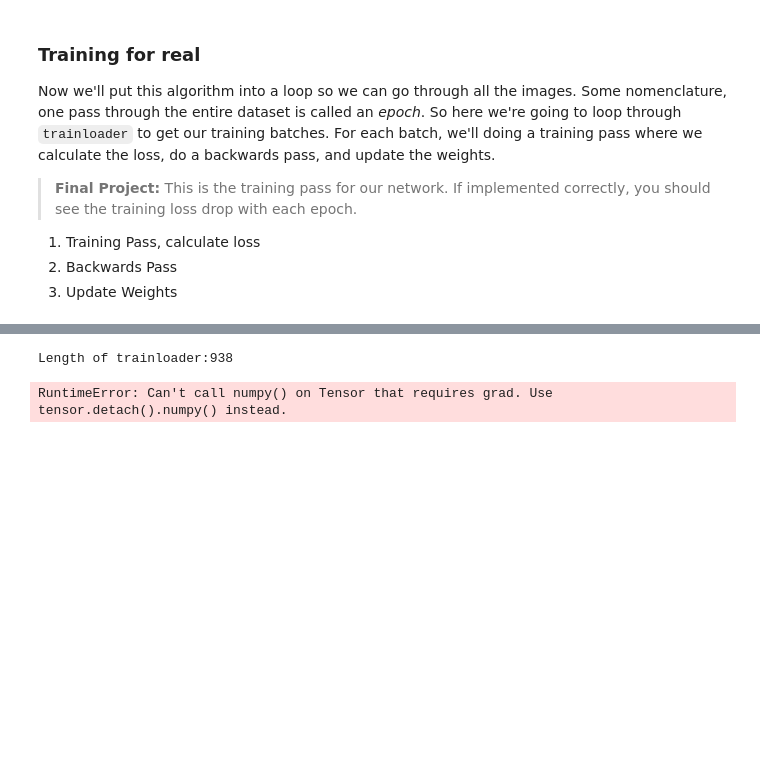
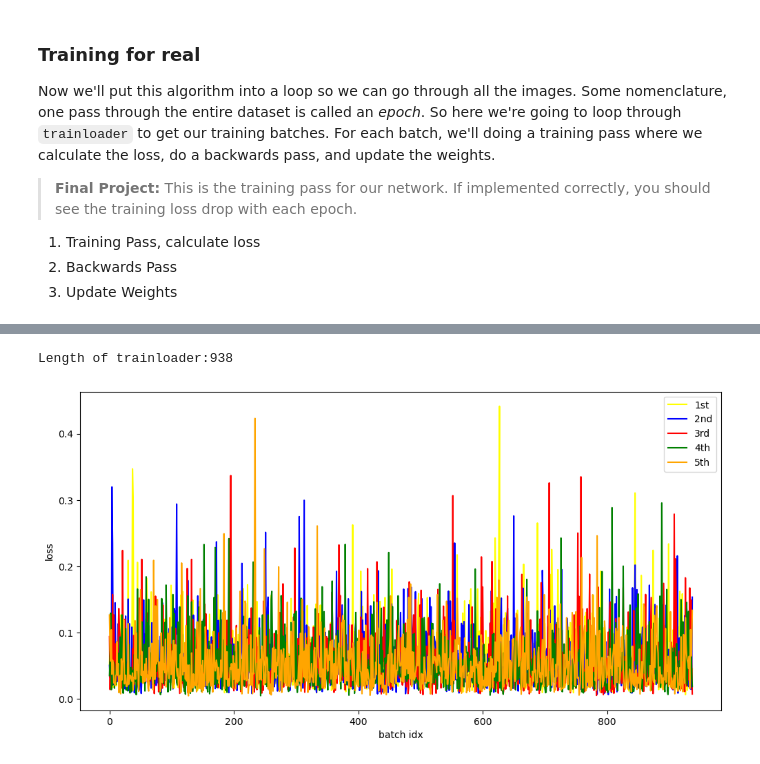
Before and after one commit to akleinecke/580_FinalProject_Fall24, a Jupyter notebook: Group 5 Final Project.ipynb, the cells around one changed output, grey strips where cells are left out. Cells and saved outputs as stored; diff of their text form; code cells hidden in the pictures; blank space fills up the shorter version.

Commit message:
Modified graph output WIP.

```diff
--- a/Group 5 Final Project.ipynb
+++ b/Group 5 Final Project.ipynb
@@ -294,13 +294,13 @@ Now we'll put this algorithm into a loop so we can go through all the images. So
 # Back pass to computer grads
 # Update model
 
-
 epochs = 5 # Number of training cycles
 losses = []
 
 for epoch in range(epochs):
     model.train()
     running_loss = 0.0
+    epoch_loss = []
     for images, labels in trainloader:
         images = images.view(images.size(0), -1) # Flatten our images to 784 (28x28)
 
@@ -320,7 +320,11 @@ for epoch in range(epochs):
         optimizer.step()
 
         running_loss += loss.item()
-        losses.append(loss.item())
+        epoch_loss.append(loss.item())
+
+    losses.append(epoch_loss)
 
     print(f"Epoch {epoch+1}/{epochs}, Loss: {running_loss/len(trainloader):.4f}")
+
+print("Training complete!")
 # %% [output]
@@ -332,19 +337,20 @@ Epoch 5/5, Loss: 0.2664
 # %%
-import matplotlib.pyplot as plt
-import numpy as np
-x = np.arange(938)
+x = np.arange(len(trainloader))
+
 print (f"Length of trainloader:{len(trainloader)}")
-nplosses = np.array(loss)
+
+nplosses = np.array(losses)
+
 plt.figure(figsize=[12, 6])
-plt.plot(x, losses[0], color='yellow', label="1st")
-plt.plot(x, losses[1], color='b', label="2nd")
-plt.plot(x, losses[2], color='r', label="3rd")
-plt.plot(x, losses[3], color='g', label="4th")
-plt.plot(x, losses[4], color='orange', label="5th")
+plt.plot(x, nplosses[0], color='yellow', label="1st")
+plt.plot(x, nplosses[1], color='b', label="2nd")
+plt.plot(x, nplosses[2], color='r', label="3rd")
+plt.plot(x, nplosses[3], color='g', label="4th")
+plt.plot(x, nplosses[4], color='orange', label="5th")
 plt.xlabel('batch idx')
 plt.ylabel('loss')
 plt.legend()
 plt.show()
 # %% [output]
 Length of trainloader:938
-RuntimeError: Can't call numpy() on Tensor that requires grad. Use tensor.detach().numpy() instead.
+[figure, added]
```
Also changed, not shown: parts of 1 cell of this notebook.
